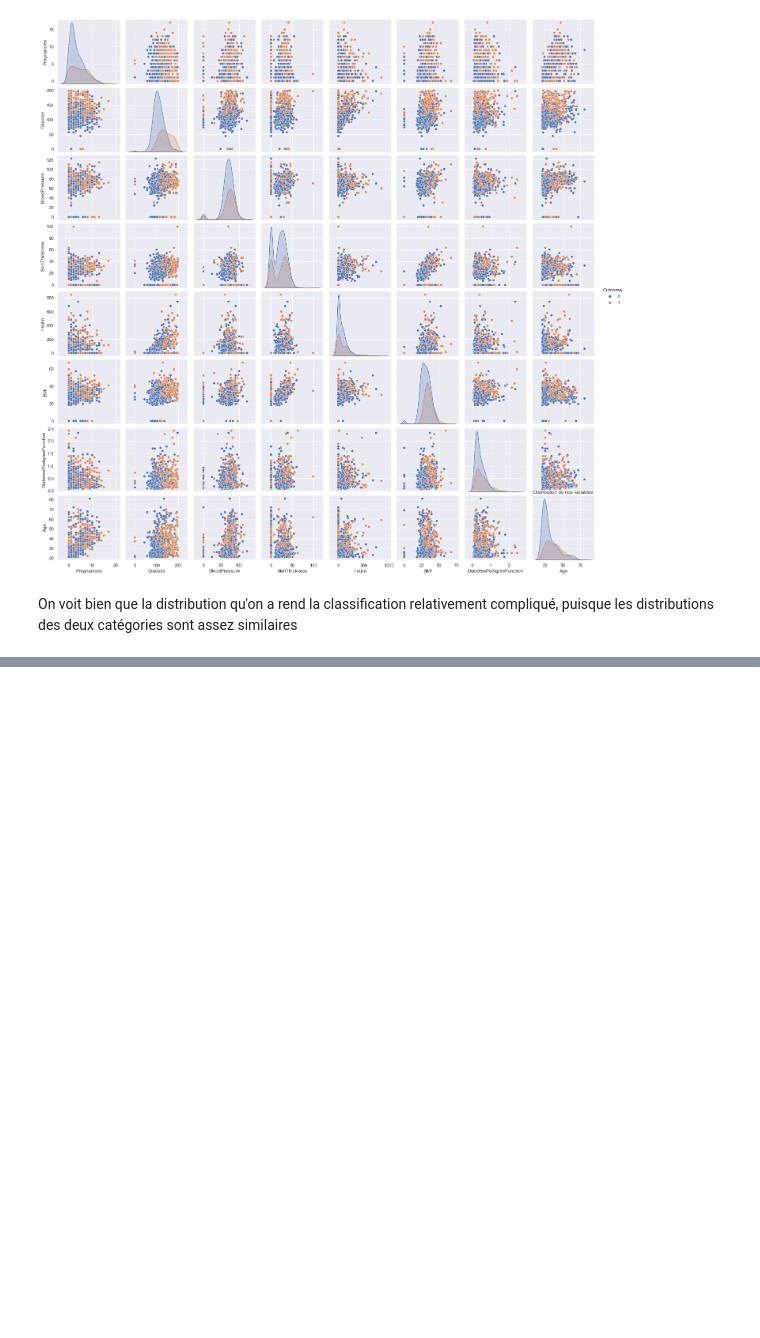
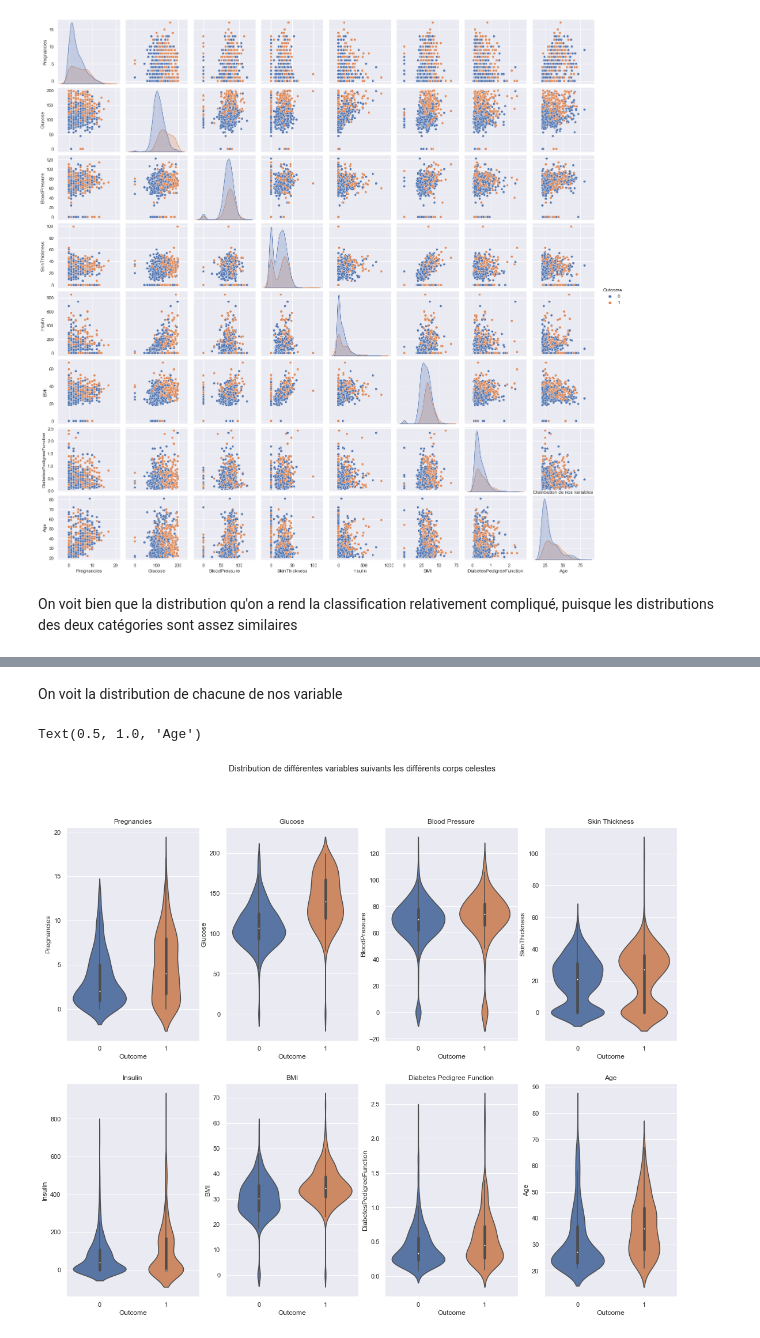
Before and after one commit to MohamedNennouche/pima-diabetes, a Jupyter notebook: pima-notebook.ipynb, the cells around one changed output, grey strips where cells are left out. Drawn from its saved outputs; the diff is of its cells as text; code cells hidden in the pictures; blank space fills up the shorter version.

```diff
--- a/pima-notebook.ipynb
+++ b/pima-notebook.ipynb
@@ -86,0 +95,32 @@ On voit bien que la distribution qu'on a rend la classification relativement com
+# %% [markdown]
+On voit la distribution de chacune de nos variable
+# %%
+fig, axes = plt.subplots(2, 4, figsize=(19,15),)
+fig.suptitle('Distribution de différentes variables suivants les différents corps celestes')
+
+sns.violinplot(ax=axes[0, 0],data=data_pima ,x='Outcome', y='Pregnancies')
+axes[0,0].set_title('Pregnancies')
+
+sns.violinplot(ax=axes[0, 1],data=data_pima ,x='Outcome', y='Glucose')
+axes[0,1].set_title('Glucose')
+
+sns.violinplot(ax=axes[0, 2],data=data_pima ,x='Outcome', y='BloodPressure')
+axes[0,2].set_title('Blood Pressure')
+
+sns.violinplot(ax=axes[0, 3],data=data_pima ,x='Outcome', y='SkinThickness')
+axes[0,3].set_title('Skin Thickness')
+
+sns.violinplot(ax=axes[1, 0],data=data_pima ,x='Outcome', y='Insulin')
+axes[1,0].set_title('Insulin')
+
+sns.violinplot(ax=axes[1, 1],data=data_pima ,x='Outcome', y='BMI')
+axes[1,1].set_title('BMI')
+
+sns.violinplot(ax=axes[1, 2],data=data_pima ,x='Outcome', y='DiabetesPedigreeFunction')
+axes[1,2].set_title('Diabetes Pedigree Function')
+
+sns.violinplot(ax=axes[1, 3],data=data_pima ,x='Outcome', y='Age')
+axes[1,3].set_title('Age')
+# %% [output]
+Text(0.5, 1.0, 'Age')
+[figure, added]
```
Also changed, not shown: parts of 1 cell of this notebook, 1 other file.
